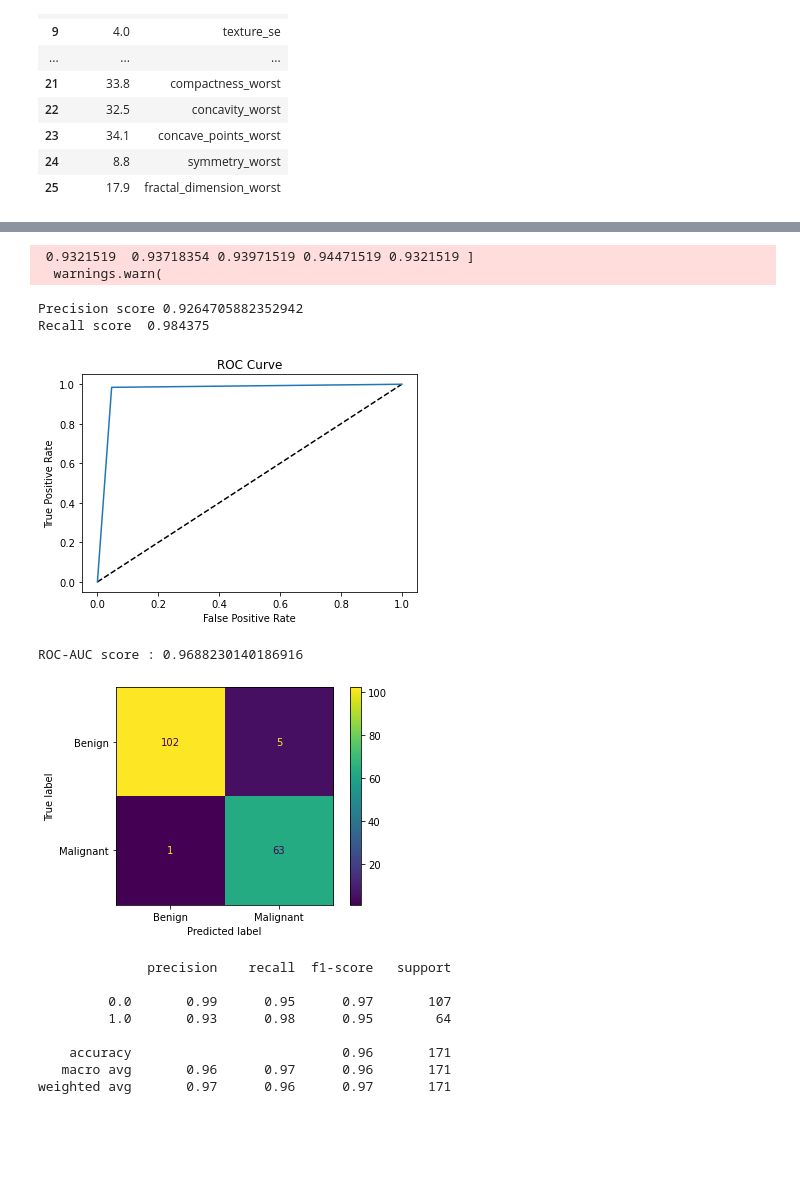
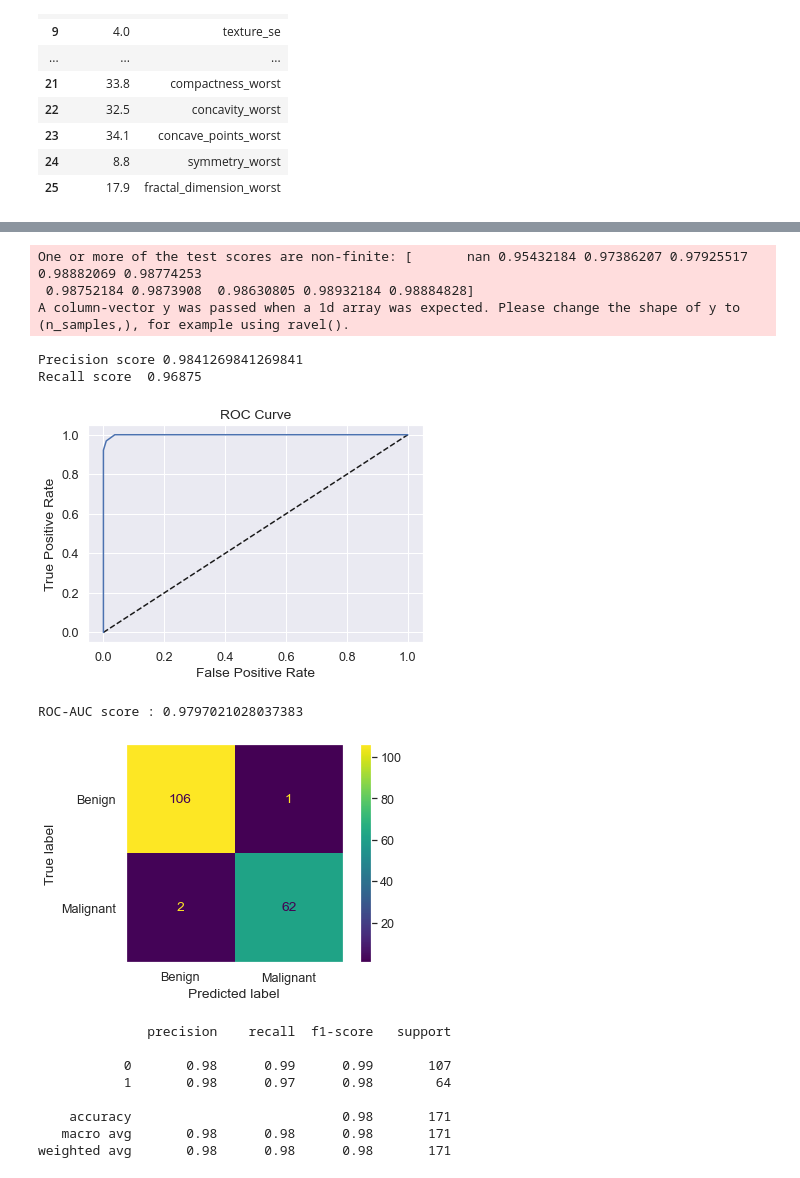
Before and after one commit to mssilve2/Capstone_2_Breast_Cancer, a Jupyter notebook: notebooks/Modeling.ipynb, the cells around one changed output, grey strips where cells are left out. Drawn from its saved outputs; the diff is of its cells as text; code cells hidden in the pictures; blank space fills up the shorter version.

```diff
--- a/notebooks/Modeling.ipynb
+++ b/notebooks/Modeling.ipynb
@@ -673,0 +732,7 @@ plt.show()
+# %%
+features2 = X_train_VIF_2.columns[1:]
+X_train_select = X_train_scaled[features2]
+X_test_select = X_test_scaled[features2]
+clf3 = LogisticRegression()
+clf3.fit(X_train_select, y_train)
+y_pred_3 = clf3.predict(X_test_select)
@@ -713,17 +858,15 @@ weighted avg       0.99      0.99      0.99       171
 # %%
-
-
-
 from sklearn.feature_selection import SelectKBest, f_classif
 from sklearn.metrics import f1_score
 
 pipe = make_pipeline(
+    RobustScaler(),
     SelectKBest(f_classif),
     LogisticRegression()
 )
 # %%
-k = [k+1 for k in range(X_train_select.shape[1])]
+k = [k+1 for k in range(X_train.shape[1])]
 grid_params = {'selectkbest__k': k}
 lr_grid_cv = GridSearchCV(pipe, param_grid=grid_params, cv=5, n_jobs=-1)
-lr_grid_cv.fit(X_train_select, y_train)
+lr_grid_cv.fit(X_train, y_train)
 # %% [output]
@@ -784,47 +935,54 @@ Index(['area_mean', 'compactness_mean', 'concavity_mean',
 from sklearn.neighbors import KNeighborsClassifier
 
 klist = np.arange(0,11)
-knn = KNeighborsClassifier()
-grid_params = {'n_neighbors': klist}
-knn_grid_cv = GridSearchCV(knn, param_grid=grid_params, cv=5, n_jobs=-1)
-knn_grid_cv.fit(X_train_select, y_train)
-y_pred_2 = knn_grid_cv.predict(X_test_select)
+grid_params = {'kneighborsclassifier__n_neighbors': klist}
+
+pipe = make_pipeline(
+    RobustScaler(),
+    KNeighborsClassifier()
+)
+
+knn_grid_cv = GridSearchCV(pipe, param_grid=grid_params, scoring='roc_auc', cv=5, n_jobs=-1)
+knn_grid_cv.fit(X_train,y_train)
+y_pred_knn = knn_grid_cv.predict(X_test)
 # %% [output]
- 0.9321519  0.93718354 0.93971519 0.94471519 0.9321519 ]
-  warnings.warn(
+One or more of the test scores are non-finite: [       nan 0.95432184 0.97386207 0.97925517 0.98882069 0.98774253
+ 0.98752184 0.9873908  0.98630805 0.98932184 0.98884828]
+A column-vector y was passed when a 1d array was expected. Please change the shape of y to (n_samples,), for example using ravel().
 # %%
-print('Precision score', metrics.precision_score(y_test,y_pred_2))
-print('Recall score ', metrics.recall_score(y_test,y_pred_2))
-y_pred_prob = knn_grid_cv.predict_proba(X_test_select)[:,1]
+print('Precision score', metrics.precision_score(y_test,y_pred_knn))
+print('Recall score ', metrics.recall_score(y_test,y_pred_knn))
+y_pred_prob = knn_grid_cv.predict_proba(X_test)[:,1]
 fpr, tpr, thresholds = roc_curve(y_test, y_pred_prob)
 
 # Plot ROC curve
 plt.plot([0, 1], [0, 1], 'k--')
 plt.plot(fpr, tpr)
 plt.xlabel('False Positive Rate')
 plt.ylabel('True Positive Rate')
 plt.title('ROC Curve')
 plt.show()
-print("ROC-AUC score :", roc_auc_score(y_test, y_pred_2))
-cm = confusion_matrix(y_test, y_pred_2)
+print("ROC-AUC score :", roc_auc_score(y_test, y_pred_knn))
+cm = confusion_matrix(y_test, y_pred_knn)
 disp = ConfusionMatrixDisplay(confusion_matrix=cm, display_labels=["Benign", "Malignant"])
 disp.plot()
+plt.grid(False)
 plt.show()
-print(classification_report(y_test, y_pred_2))
+print(classification_report(y_test, y_pred_knn))
 # %% [output]
-Precision score 0.9264705882352942
-Recall score  0.984375
+Precision score 0.9841269841269841
+Recall score  0.96875
-[figure, old version]
+[figure, new version]
-ROC-AUC score : 0.9688230140186916
+ROC-AUC score : 0.9797021028037383
-[figure, old version]
+[figure, new version]
               precision    recall  f1-score   support
 
-         0.0       0.99      0.95      0.97       107
-         1.0       0.93      0.98      0.95        64
+           0       0.98      0.99      0.99       107
+           1       0.98      0.97      0.98        64
 
-    accuracy                           0.96       171
-   macro avg       0.96      0.97      0.96       171
-weighted avg       0.97      0.96      0.97       171
+    accuracy                           0.98       171
+   macro avg       0.98      0.98      0.98       171
+weighted avg       0.98      0.98      0.98       171
 # %%
 #Model 3: SVM
 from sklearn.svm import SVC
```
Also changed, not shown: parts of 94 cells of this notebook.
